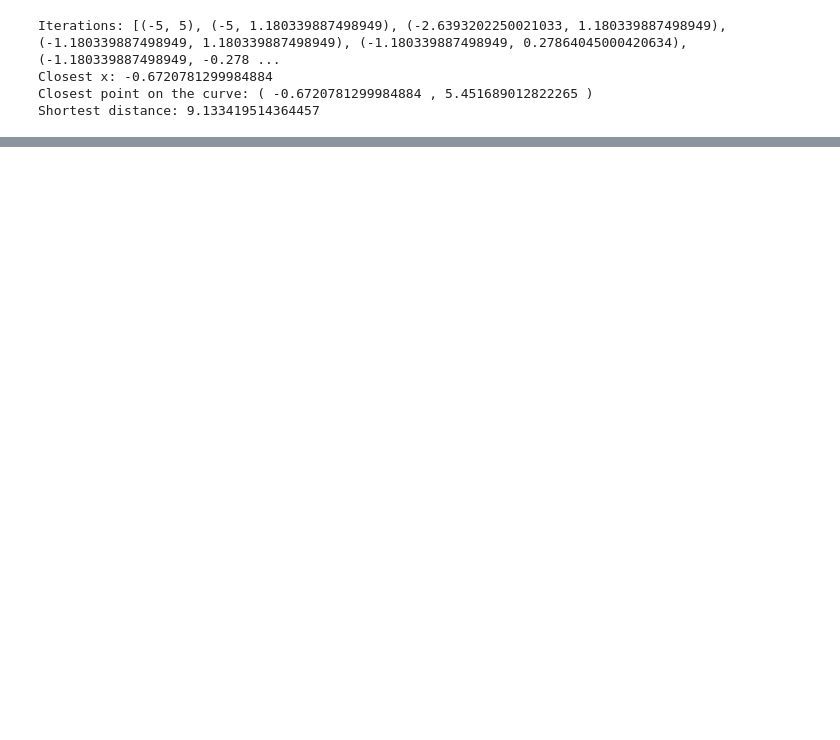
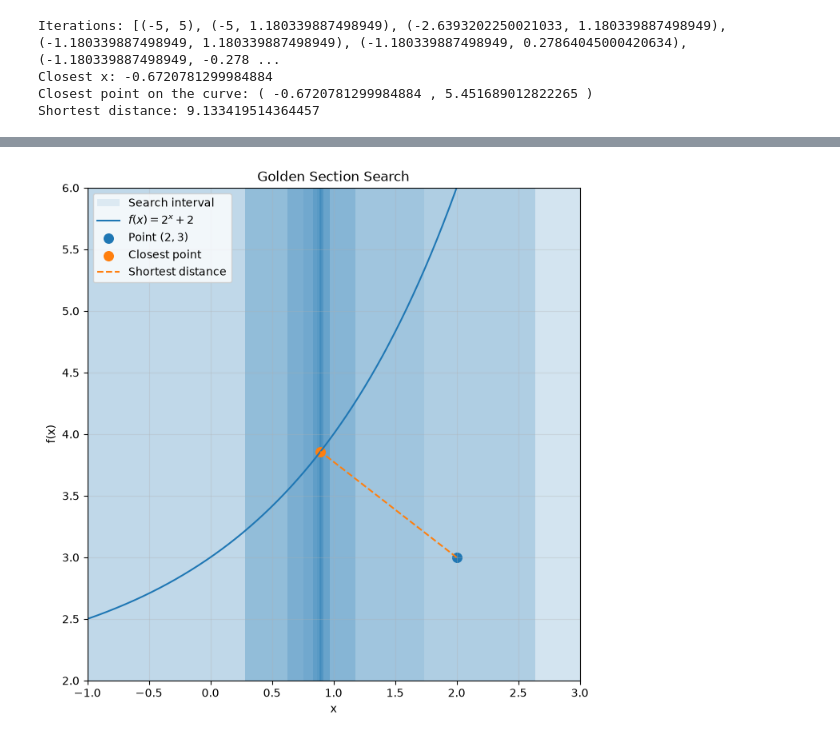
Before and after one commit to helmet323/helmet323.github.io, a Jupyter notebook: 1/golden-section-search.ipynb, the cells around one changed output, grey strips where cells are left out. Drawn from its saved outputs; the diff is of its cells as text; code cells hidden in the pictures; blank space fills up the shorter version.

Commit message:
fit to line

```diff
--- a/1/golden-section-search.ipynb
+++ b/1/golden-section-search.ipynb
@@ -195,0 +216,58 @@ plt.show()
+# %%
+closest_y = f(closest_x)
+
+x_values = np.linspace(-1, 2.5, 500)
+
+plt.figure(figsize=(10, 8))
+
+# Show the shrinking intervals
+for i, (a, b) in enumerate(iterations):
+    plt.axvspan(
+        a, b,
+        alpha=0.10,
+        label="Search interval" if i == 0 else None
+    )
+
+# Plot parabola
+plt.plot(x_values, f(x_values), label=r"$f(x)=2^x + 2$")
+
+# Original point
+plt.scatter(x0, y0, s=70, label="Point $(2,3)$")
+
+# Closest point
+plt.scatter(
+    closest_x,
+    closest_y,
+    s=70,
+    label="Closest point"
+)
+
+# Line showing shortest distance
+plt.plot(
+    [x0, closest_x],
+    [y0, closest_y],
+    "--",
+    label="Shortest distance"
+)
+
+plt.xlabel("x")
+plt.ylabel("f(x)")
+plt.title("Golden Section Search")
+
+plt.xlim(-1, 3)
+plt.ylim(2, 6)
+
+plt.gca().set_aspect("equal", adjustable="box")
+
+plt.grid(True, alpha=0.3)
+plt.legend()
+
+plt.savefig(
+    "media/golden-exp.png",
+    dpi=300,
+    bbox_inches="tight"
+)
+
+plt.show()
+# %% [output]
+[figure, added]
```
Also changed, not shown: parts of 4 cells of this notebook, 5 other files.
